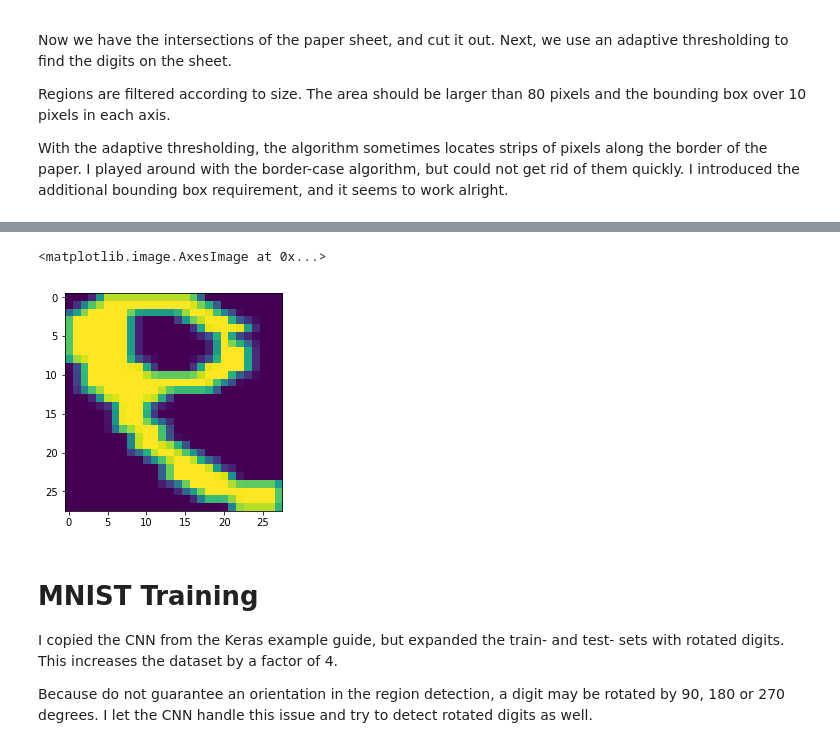
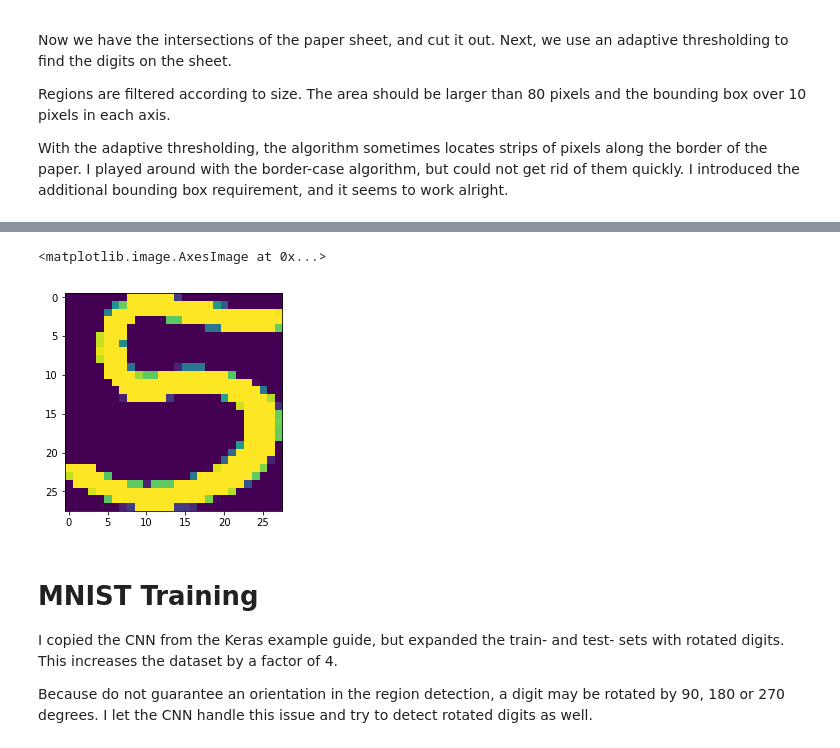
Before and after one commit to lord-blueberry/CompVis, a Jupyter notebook: Assignment1.ipynb, the cells around one changed output, grey strips where cells are left out. Saved outputs shown, nothing was run; the diff lists cells and outputs as text; code cells hidden in the pictures.

```diff
--- a/Assignment1.ipynb
+++ b/Assignment1.ipynb
@@ -177,7 +179,7 @@ I assume that we find at least one line segment per side.
 
 Plus, I assume background lines come late in the array
 # %%
-image = images[5]
+image = images[16]
 edges = calc_edges(image)
 lines = transform.probabilistic_hough_line(edges, threshold=100, line_length=150, line_gap=100)
 # %%
@@ -264,8 +266,8 @@ plt.imshow(regions[9].image)
 # %%
-plt.imshow(transform.resize(regions[3].image, (img_rows, img_cols), anti_aliasing=False))
+plt.imshow(transform.resize(regions[5].image, (img_rows, img_cols), anti_aliasing=False))
 # %% [output]
 <matplotlib.image.AxesImage at 0x...>
-[figure, old version]
+[figure, new version]
 # %% [markdown]
 # MNIST Training
 
```
Also changed, not shown: parts of 13 cells of this notebook.
